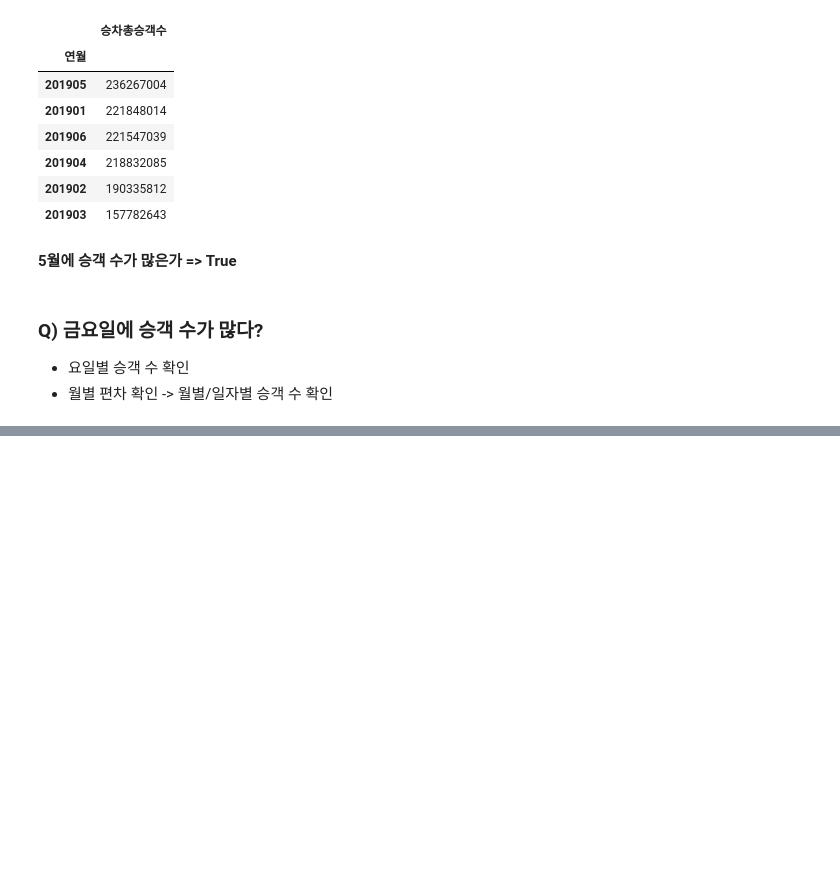
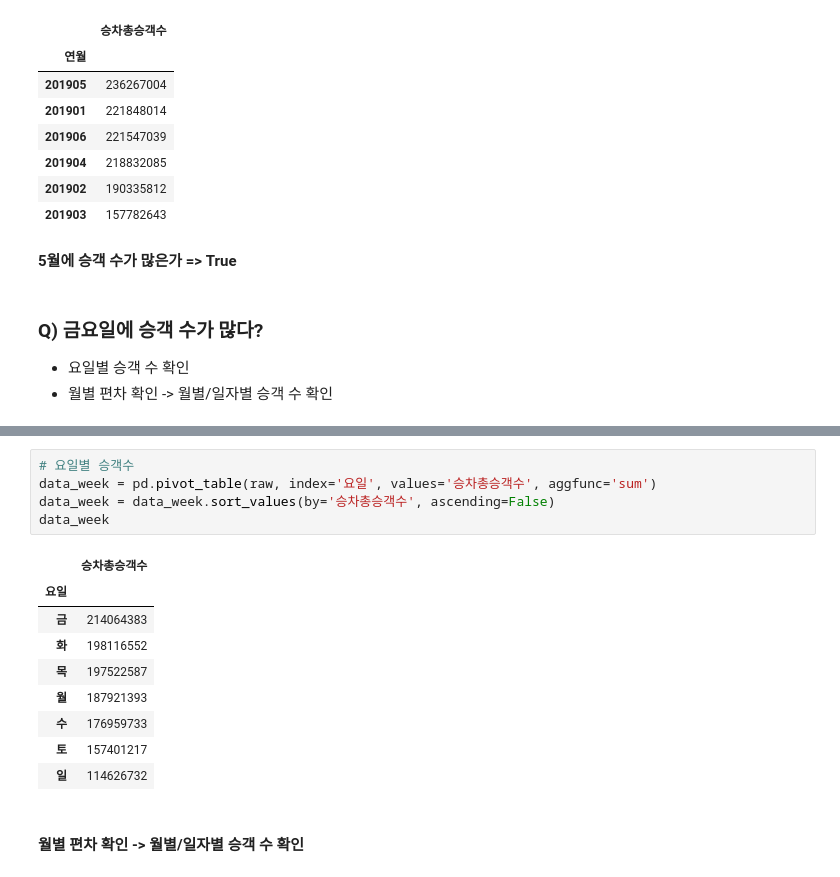
Before and after one commit to flyingdotori/LS_ML, a Jupyter notebook: Section5_Subway.ipynb, the cells around one changed output, grey strips where cells are left out. Drawn from its saved outputs; the diff is of its cells as text; blank space fills up the shorter version.

```diff
--- a/Section5_Subway.ipynb
+++ b/Section5_Subway.ipynb
@@ -325,0 +335,17 @@ data_month
+# %%
+# 요일별 승객수
+data_week = pd.pivot_table(raw, index='요일', values='승차총승객수', aggfunc='sum')
+data_week = data_week.sort_values(by='승차총승객수', ascending=False)
+data_week
+# %% [output]
+|  | 승차총승객수 |
+| 요일 |  |
+| 금 | 214064383 |
+| 화 | 198116552 |
+| 목 | 197522587 |
+| 월 | 187921393 |
+| 수 | 176959733 |
+| 토 | 157401217 |
+| 일 | 114626732 |
+# %% [markdown]
+#### 월별 편차 확인 -> 월별/일자별 승객 수 확인
```
Also changed, not shown: parts of 9 cells of this notebook.
